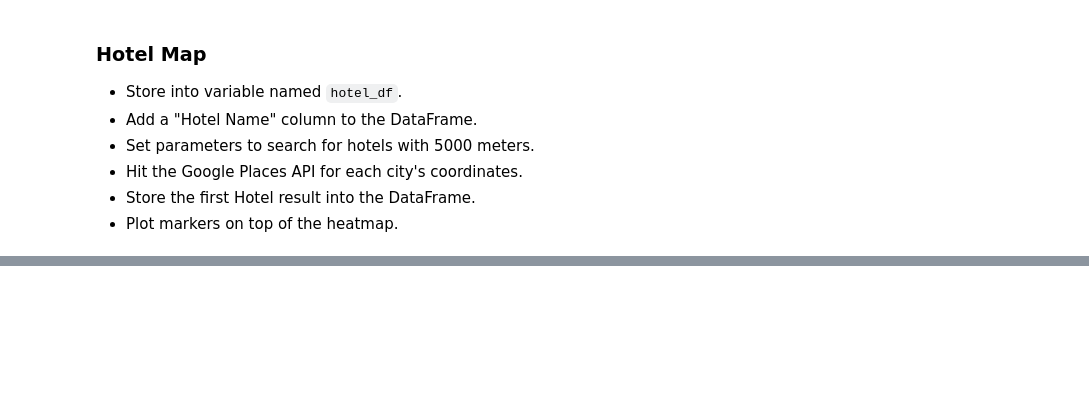
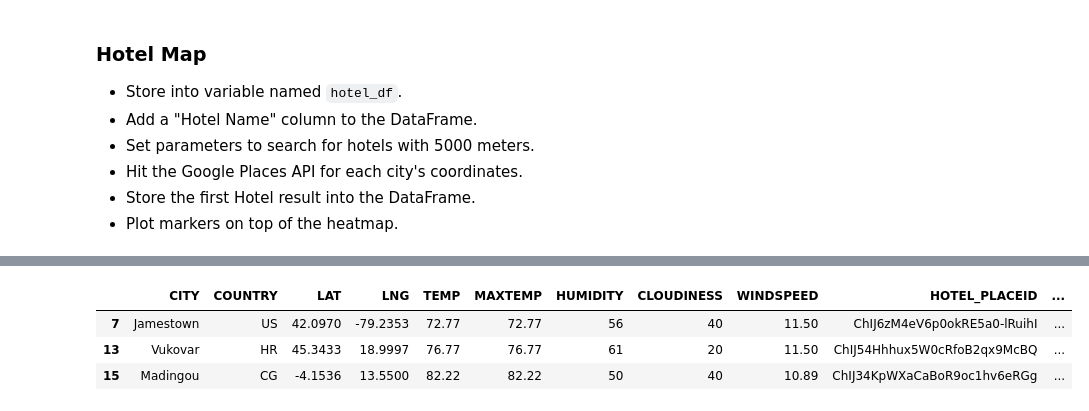
Before and after one commit to billthedataguy/python-api-challenge, a Jupyter notebook: starter_code/VacationPy.ipynb, the cells around one changed output, grey strips where cells are left out. Saved outputs shown, nothing was run; the diff lists cells and outputs as text; code cells hidden in the pictures; blank space fills up the shorter version.

```diff
--- a/starter_code/VacationPy.ipynb
+++ b/starter_code/VacationPy.ipynb
@@ -187,0 +175,40 @@ df
+# %%
+# params dictionary to update each iteration
+
+params = {
+    "place_id": "",
+    "key": g_key
+}
+
+# Use the lat/lng we recovered to identify airports
+
+for index, row in cleanhotel_df.iterrows():
+
+    place_id = row["HOTEL_PLACEID"]
+
+    # change location each iteration while leaving original params in place
+
+    params["place_id"] = f"{place_id}"
+
+    base_url = "https://maps.googleapis.com/maps/api/place/details/json"
+
+    # make request and print url
+    address_data = requests.get(base_url, params=params)
+
+    # convert to json
+    address_json = address_data.json()
+    pprint(address_json)
+
+
+
+#     # Since some data may be missing we incorporate a try-except to skip any that are missing a data point.
+
+    try:
+        cleanhotel_df.loc[index, "HOTEL_CITY"] = address_json["result"]["formatted_address"]
+#         hotel_df.loc[index, "HOTEL_CITY"] = hotel_json["results"][0]["plus_code"]["compound_code"].split(",")[0].split(" ", 1)[1]
+#         hotel_df.loc[index, "HOTEL_COUNTRY"] = hotel_json["results"][0]["plus_code"]["compound_code"].split(",")[1]
+#         # print(f'HOTEL TO ADD: {hotel_json["results"][0]["name"]}')
+
+    except (KeyError, IndexError):
+
+        print("Missing field/result... skipping.")
@@ -188,3 +233,10 @@ df
+# %%
+cleanhotel_df
+# %% [output]
+|  | CITY | COUNTRY | LAT | LNG | TEMP | MAXTEMP | HUMIDITY | CLOUDINESS | WINDSPEED | HOTEL_PLACEID | ... |
+| 7 | Jamestown | US | 42.0970 | -79.2353 | 72.77 | 72.77 | 56 | 40 | 11.50 | ChIJ6zM4eV6p0okRE5a0-lRuihI | ... |
+| 13 | Vukovar | HR | 45.3433 | 18.9997 | 76.77 | 76.77 | 61 | 20 | 11.50 | ChIJ54Hhhux5W0cRfoB2qx9McBQ | ... |
+| 15 | Madingou | CG | -4.1536 | 13.5500 | 82.22 | 82.22 | 50 | 40 | 10.89 | ChIJ34KpWXaCaBoR9oc1hv6eRGg | ... |
 # %%
 # NOTE: Do not change any of the code in this cell
 
```
Also changed, not shown: parts of 8 cells of this notebook, 2 other files.
